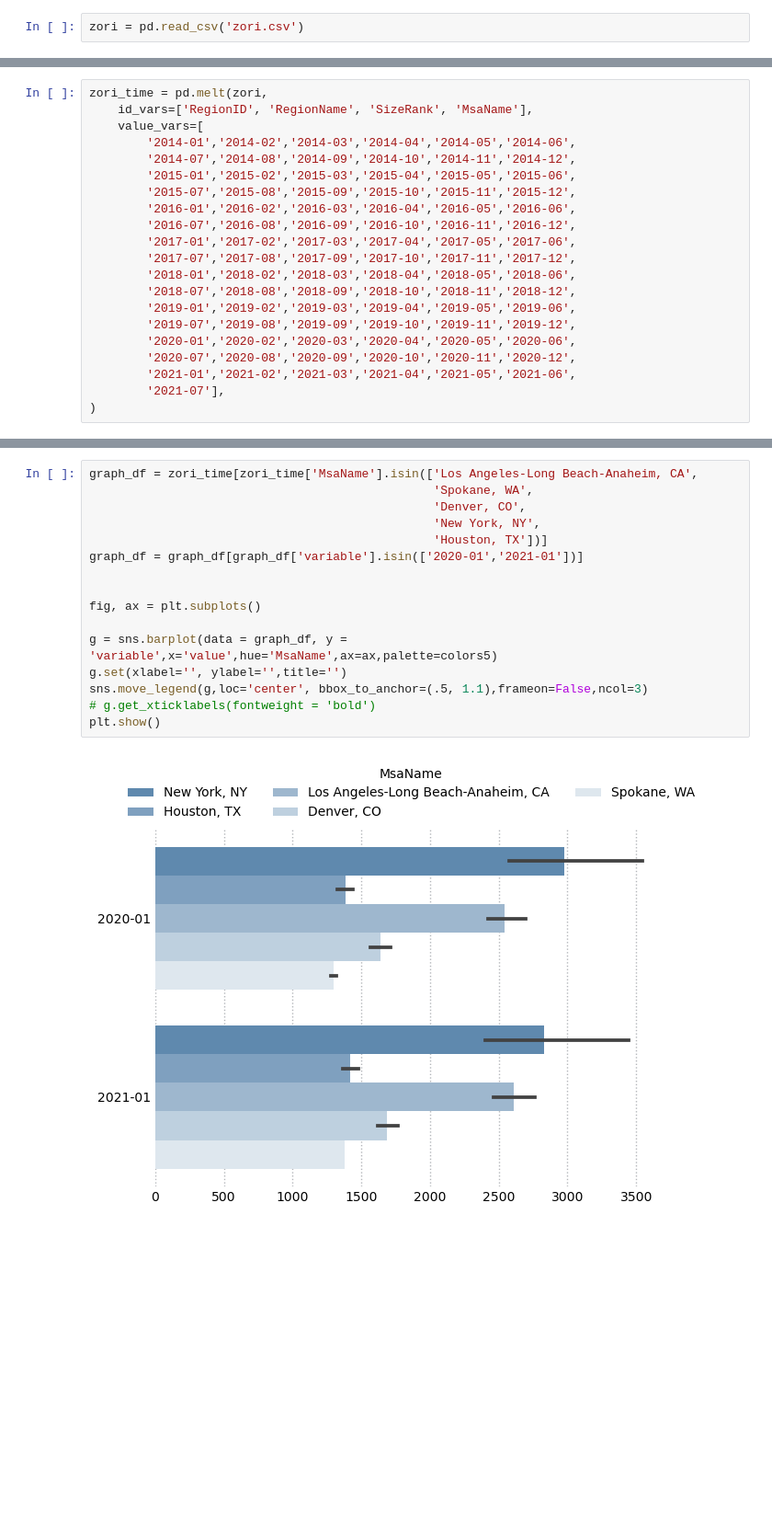
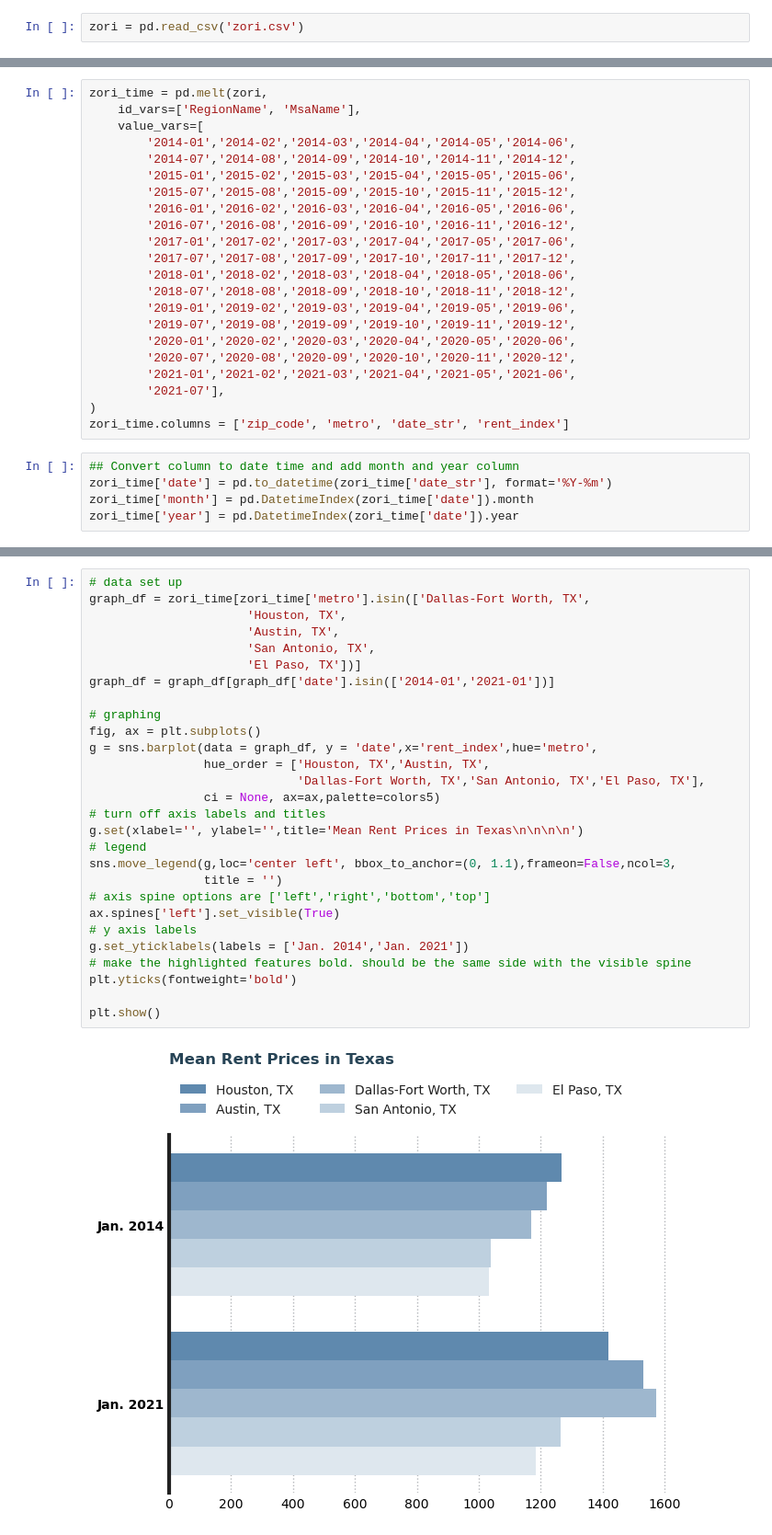
Before and after one commit to HaydenWarren/zri-forecast, a Jupyter notebook: hayden/theme_building.ipynb, the cells around one changed output, grey strips where cells are left out. Shown at 92% size. Drawn from its saved outputs; the diff is of its cells as text; blank space fills up the shorter version.

```diff
--- a/hayden/theme_building.ipynb
+++ b/hayden/theme_building.ipynb
@@ -47,6 +23,6 @@ Index(['RegionID', 'RegionName', 'SizeRank', 'MsaName', '2014-01', '2014-02',
 # %%
 zori_time = pd.melt(zori,
-    id_vars=['RegionID', 'RegionName', 'SizeRank', 'MsaName'],
+    id_vars=['RegionName', 'MsaName'],
     value_vars=[
         '2014-01','2014-02','2014-03','2014-04','2014-05','2014-06',
         '2014-07','2014-08','2014-09','2014-10','2014-11','2014-12',
@@ -65,3 +41,9 @@ zori_time = pd.melt(zori,
         '2021-01','2021-02','2021-03','2021-04','2021-05','2021-06',
         '2021-07'],
 )
+zori_time.columns = ['zip_code', 'metro', 'date_str', 'rent_index']
+# %%
+## Convert column to date time and add month and year column
+zori_time['date'] = pd.to_datetime(zori_time['date_str'], format='%Y-%m')
+zori_time['month'] = pd.DatetimeIndex(zori_time['date']).month
+zori_time['year'] = pd.DatetimeIndex(zori_time['date']).year
@@ -86,21 +84,33 @@ array(['New York, NY', 'Chicago, IL', 'Houston, TX', 'El Paso, TX',
        'Rochester, NY', 'Buffalo, NY', 'Louisville-Jefferson County, KY'],
       dtype=object)
 # %%
-graph_df = zori_time[zori_time['MsaName'].isin(['Los Angeles-Long Beach-Anaheim, CA',
-                                                'Spokane, WA',
-                                                'Denver, CO',
-                                                'New York, NY',
-                                                'Houston, TX'])]
-graph_df = graph_df[graph_df['variable'].isin(['2020-01','2021-01'])]
+# data set up
+graph_df = zori_time[zori_time['metro'].isin(['Dallas-Fort Worth, TX',
+                      'Houston, TX',
+                      'Austin, TX',
+                      'San Antonio, TX',
+                      'El Paso, TX'])]
+graph_df = graph_df[graph_df['date'].isin(['2014-01','2021-01'])]
 
+# graphing
+fig, ax = plt.subplots()
+g = sns.barplot(data = graph_df, y = 'date',x='rent_index',hue='metro',
+                hue_order = ['Houston, TX','Austin, TX',
+                             'Dallas-Fort Worth, TX','San Antonio, TX','El Paso, TX'],
+                ci = None, ax=ax,palette=colors5)
+# turn off axis labels and titles
+g.set(xlabel='', ylabel='',title='Mean Rent Prices in Texas\n\n\n\n')
+# legend
+sns.move_legend(g,loc='center left', bbox_to_anchor=(0, 1.1),frameon=False,ncol=3,
+                title = '')
+# axis spine options are ['left','right','bottom','top']
+ax.spines['left'].set_visible(True)
+# y axis labels
+g.set_yticklabels(labels = ['Jan. 2014','Jan. 2021'])
+# make the highlighted features bold. should be the same side with the visible spine
+plt.yticks(fontweight='bold')
 
-fig, ax = plt.subplots()
-
-g = sns.barplot(data = graph_df, y = 'variable',x='value',hue='MsaName',ax=ax,palette=colors5)
-g.set(xlabel='', ylabel='',title='')
-sns.move_legend(g,loc='center', bbox_to_anchor=(.5, 1.1),frameon=False,ncol=3)
-# g.get_xticklabels(fontweight = 'bold')
 plt.show()
 # %% [output]
-[figure, old version]
+[figure, new version]
 # %%
```
Also changed, not shown: parts of 7 cells of this notebook, 1 other file.
